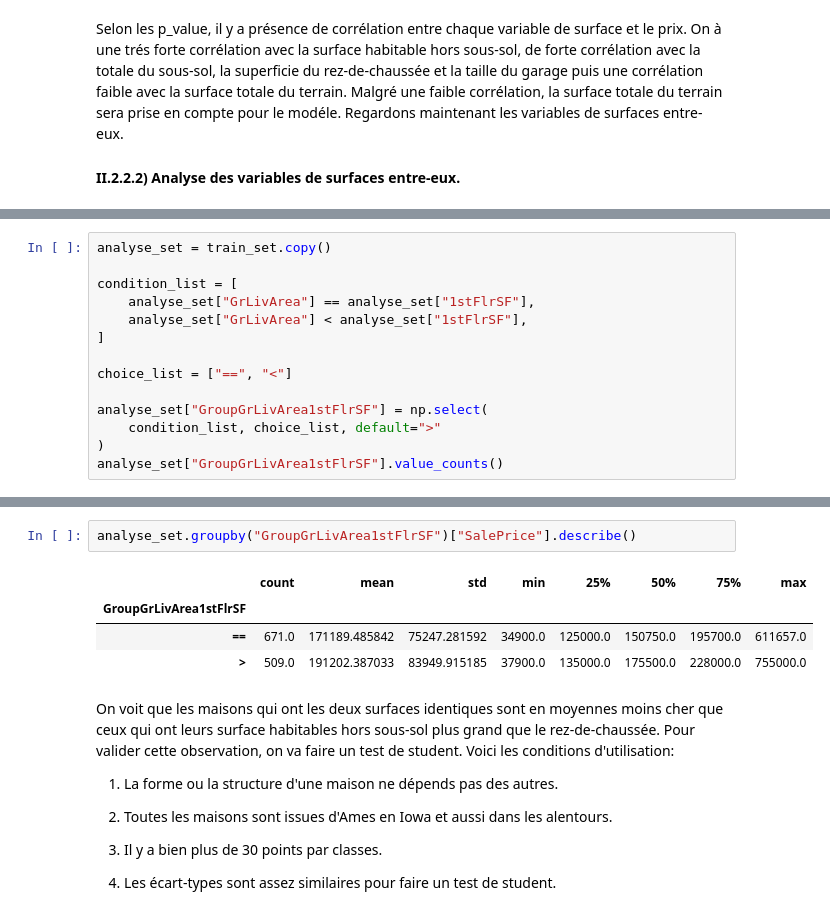
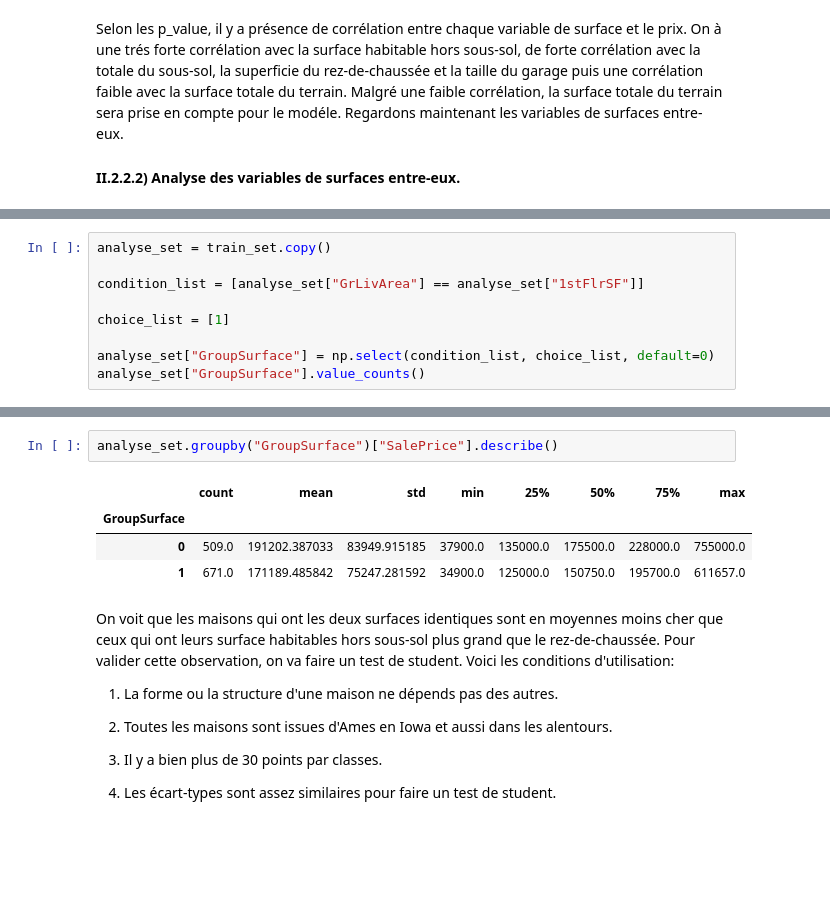
Before and after one commit to fmazur57u/Prediction_prix_immobilier, a Jupyter notebook: projet_prix_immobilier.ipynb, the cells around one changed output, grey strips where cells are left out. Cells and saved outputs as stored; diff of their text form; blank space fills up the shorter version.

```diff
--- a/projet_prix_immobilier.ipynb
+++ b/projet_prix_immobilier.ipynb
@@ -236,15 +247,10 @@ On voit qu'il y a pour la superficie totale du sous-sol, la surface habitable ho
 # %%
 analyse_set = train_set.copy()
 
-condition_list = [
-    analyse_set["GrLivArea"] == analyse_set["1stFlrSF"],
-    analyse_set["GrLivArea"] < analyse_set["1stFlrSF"],
-]
+condition_list = [analyse_set["GrLivArea"] == analyse_set["1stFlrSF"]]
 
-choice_list = ["==", "<"]
+choice_list = [1]
 
-analyse_set["GroupGrLivArea1stFlrSF"] = np.select(
-    condition_list, choice_list, default=">"
-)
-analyse_set["GroupGrLivArea1stFlrSF"].value_counts()
+analyse_set["GroupSurface"] = np.select(condition_list, choice_list, default=0)
+analyse_set["GroupSurface"].value_counts()
 # %% [output]
@@ -257,10 +263,10 @@ On voit d'abords qu'il n'y a pas de surface habitable hors sous-sol plus petit q
 # %%
-analyse_set.groupby("GroupGrLivArea1stFlrSF")["SalePrice"].describe()
+analyse_set.groupby("GroupSurface")["SalePrice"].describe()
 # %% [output]
 |  | count | mean | std | min | 25% | 50% | 75% | max |
-| GroupGrLivArea1stFlrSF |  |  |  |  |  |  |  |  |
-| == | 671.0 | 171189.485842 | 75247.281592 | 34900.0 | 125000.0 | 150750.0 | 195700.0 | 611657.0 |
-| > | 509.0 | 191202.387033 | 83949.915185 | 37900.0 | 135000.0 | 175500.0 | 228000.0 | 755000.0 |
+| GroupSurface |  |  |  |  |  |  |  |  |
+| 0 | 509.0 | 191202.387033 | 83949.915185 | 37900.0 | 135000.0 | 175500.0 | 228000.0 | 755000.0 |
+| 1 | 671.0 | 171189.485842 | 75247.281592 | 34900.0 | 125000.0 | 150750.0 | 195700.0 | 611657.0 |
 # %% [markdown]
 On voit que les maisons qui ont les deux surfaces identiques sont en moyennes moins cher que ceux qui ont leurs surface habitables hors sous-sol plus grand que le rez-de-chaussée. Pour valider cette observation, on va faire un test de student. Voici les conditions d'utilisation:
 
```
Also changed, not shown: parts of 115 cells of this notebook, 2 other files.
